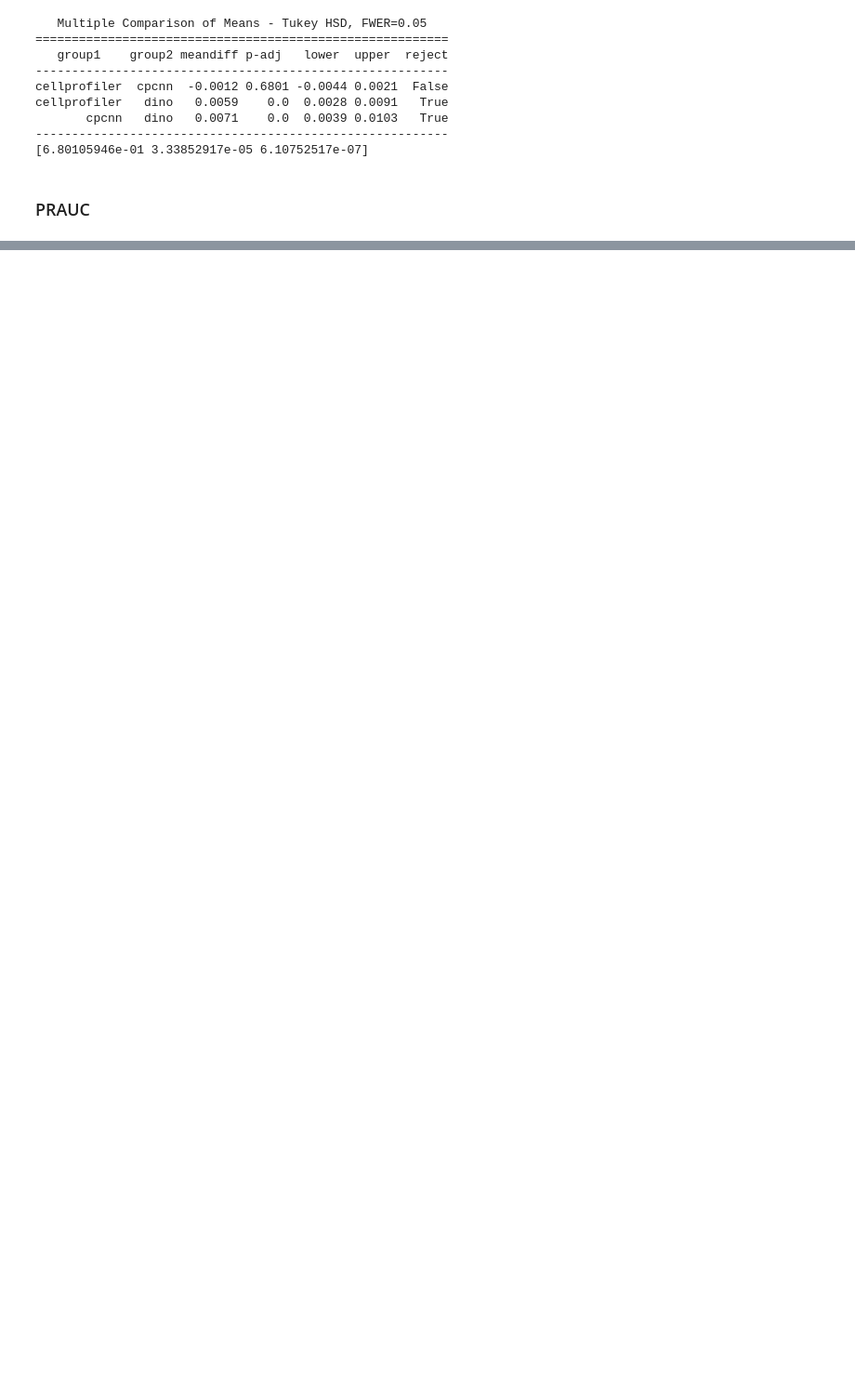
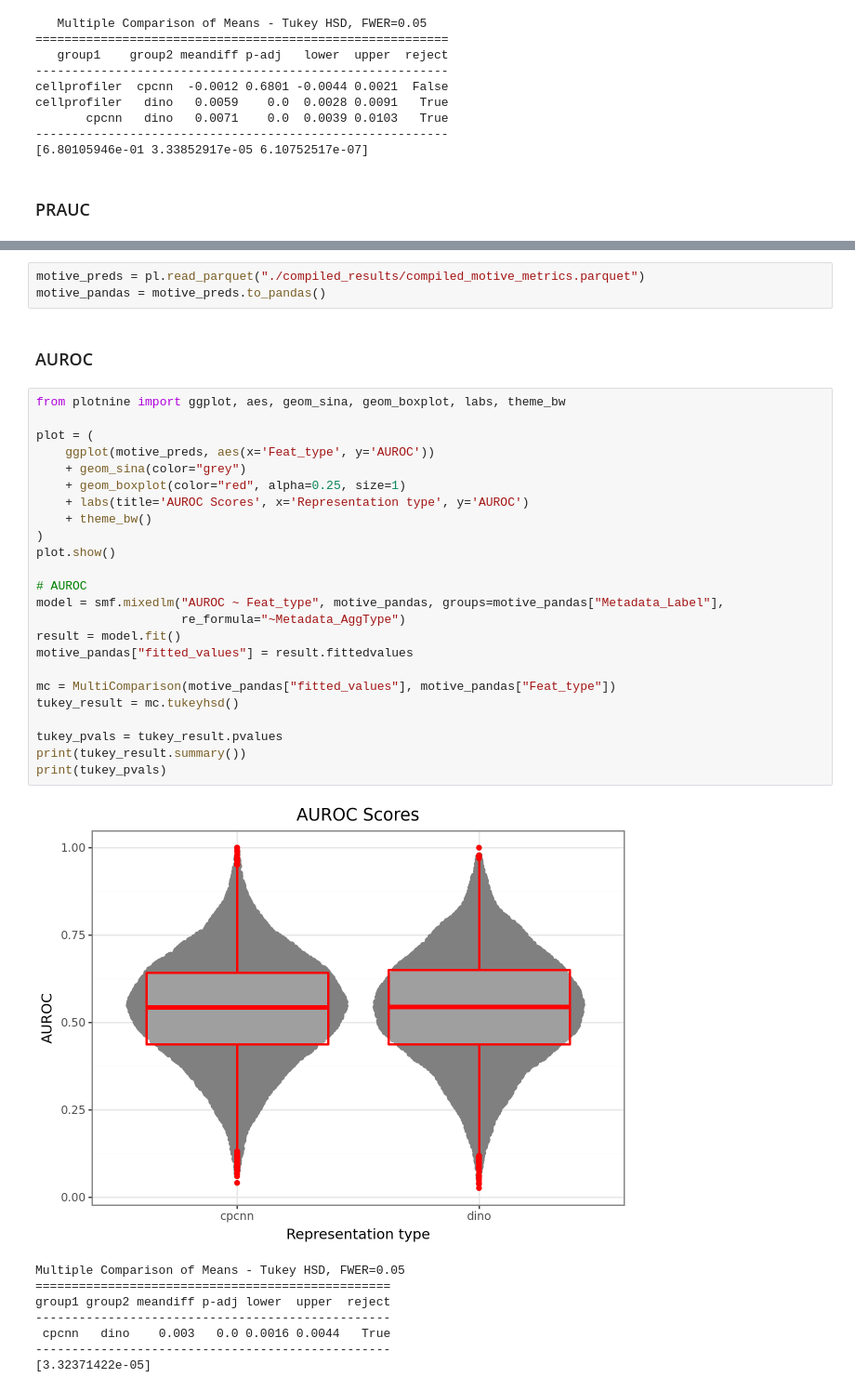
Before and after one commit to jessica-ewald/2024_09_09_Axiom_OASIS, a Jupyter notebook: 2_downstream_analysis/4C_compare_classifier_representations.ipynb, the cells around one changed output, grey strips where cells are left out. Shown at 93% size. Drawn from its saved outputs; the diff is of its cells as text; blank space fills up the shorter version.

```diff
--- a/2_downstream_analysis/4C_compare_classifier_representations.ipynb
+++ b/2_downstream_analysis/4C_compare_classifier_representations.ipynb
@@ -122,0 +128,38 @@ cellprofiler   dino   0.0116    0.0 0.0063  0.0168   True
+# %%
+motive_preds = pl.read_parquet("./compiled_results/compiled_motive_metrics.parquet")
+motive_pandas = motive_preds.to_pandas()
+# %% [markdown]
+### AUROC
+# %%
+from plotnine import ggplot, aes, geom_sina, geom_boxplot, labs, theme_bw
+
+plot = (
+    ggplot(motive_preds, aes(x='Feat_type', y='AUROC'))
+    + geom_sina(color="grey")
+    + geom_boxplot(color="red", alpha=0.25, size=1)
+    + labs(title='AUROC Scores', x='Representation type', y='AUROC')
+    + theme_bw()
+)
+plot.show()
+
+# AUROC
+model = smf.mixedlm("AUROC ~ Feat_type", motive_pandas, groups=motive_pandas["Metadata_Label"],
+                    re_formula="~Metadata_AggType")
+result = model.fit()
+motive_pandas["fitted_values"] = result.fittedvalues
+
+mc = MultiComparison(motive_pandas["fitted_values"], motive_pandas["Feat_type"])
+tukey_result = mc.tukeyhsd()
+
+tukey_pvals = tukey_result.pvalues
+print(tukey_result.summary())
+print(tukey_pvals)
+# %% [output]
+[figure, added]
+Multiple Comparison of Means - Tukey HSD, FWER=0.05
+=================================================
+group1 group2 meandiff p-adj lower  upper  reject
+-------------------------------------------------
+ cpcnn   dino    0.003   0.0 0.0016 0.0044   True
+-------------------------------------------------
+[3.32371422e-05]
```
Also changed, not shown: parts of 14 cells of this notebook, 6 other files.
